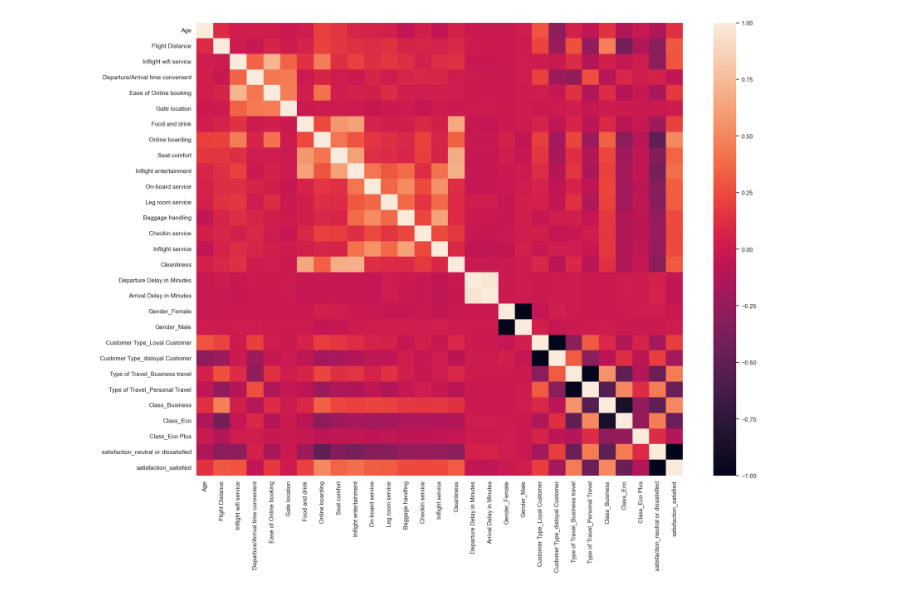
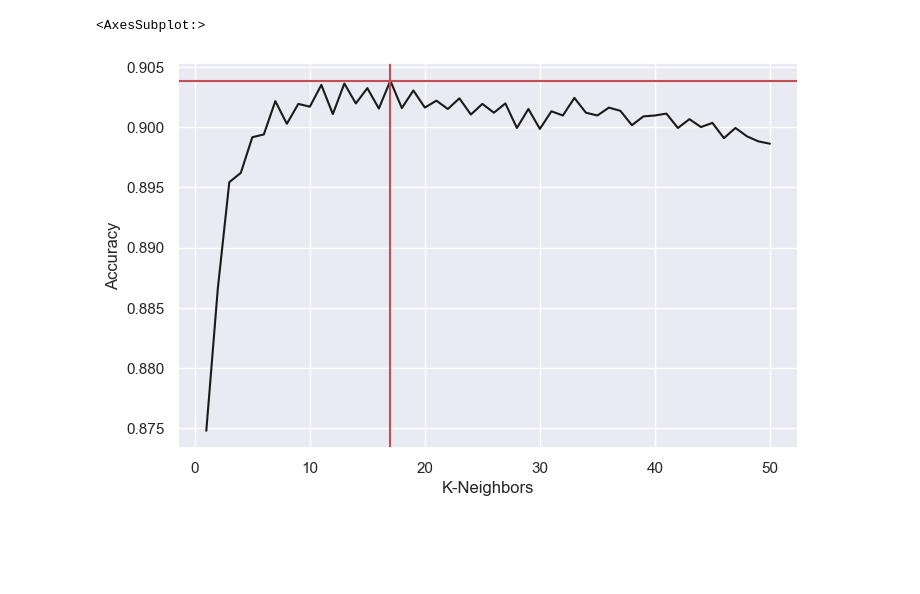
Before and after one commit to chhtwhc/DataMining-Final-Project, a Jupyter notebook: Final Project.ipynb, the cells around one changed output. Drawn from its saved outputs; the diff is of its cells as text; code cells hidden in the pictures; blank space fills up the shorter version.

```diff
--- a/Final Project.ipynb
+++ b/Final Project.ipynb
@@ -28,9 +10,64 @@ trainMerge = train.join(train_dummies)[['Age', 'Flight Distance', 'Inflight wifi
 import seaborn as sn
 import matplotlib.pyplot as plt
 
-corrMatrix = trainMerge.corr()
-sn.set(rc = {'figure.figsize':(20,15)})
-sn.heatmap(corrMatrix, annot = False)
-plt.show()
+# Make dummy features
+trainDummy = pd.get_dummies(train[["Gender", "Customer Type", "Type of Travel", "Class"]])
+trainDummy = train.merge(trainDummy, left_index=True, right_index=True)
+
+testDummy = pd.get_dummies(test[["Gender", "Customer Type", "Type of Travel", "Class"]])
+testDummy = test.merge(testDummy, left_index=True, right_index=True)
+
+# corrHeat of all variables
+corrMatrix = trainDummy.corr()
+sn.set(rc = {"figure.figsize":(20, 20)})
+sn.heatmap(corrMatrix, annot=True)
+# plt.show()
 # %% [output]
-[figure, removed]
+<AxesSubplot:>
+# %%
+# Select important variables
+trainFil = train.loc[:, ["Flight Distance", "Cleanliness"]]
+trainFil = trainFil.merge(train.loc[:, "Online boarding":"Baggage handling"], left_index=True, right_index=True)
+trainFil = trainFil.merge(trainDummy.loc[:, "Type of Travel_Business travel":"Class_Eco"], left_index=True, right_index=True)
+
+testFil = test.loc[:, ["Flight Distance", "Cleanliness"]]
+testFil = testFil.merge(test.loc[:, "Online boarding":"Baggage handling"], left_index=True, right_index=True)
+testFil = testFil.merge(testDummy.loc[:, "Type of Travel_Business travel":"Class_Eco"], left_index=True, right_index=True)
+# %%
+from sklearn import preprocessing as pre
+
+# Binarize flight distance on threshold = 2400
+dist = trainFil.loc[:, "Flight Distance"]
+binarizer = pre.Binarizer(threshold=2400)
+distBi = binarizer.transform([dist]).T
+trainFil.loc[:, "Flight Distance"] = distBi
+
+dist = testFil.loc[:, "Flight Distance"]
+binarizer = pre.Binarizer(threshold=2400)
+distBi = binarizer.transform([dist]).T
+testFil.loc[:, "Flight Distance"] = distBi
+# %%
+from sklearn.neighbors import KNeighborsClassifier
+from sklearn.metrics import confusion_matrix
+from sklearn.metrics import classification_report
+import matplotlib.pyplot as plt
+
+kNeighbor = []
+accTrend = []
+for n in range(1, 51):
+    knn = KNeighborsClassifier(n_neighbors=n).fit(trainFil, trainTarget)
+    pred = knn.predict(testFil)
+    eva = classification_report(y_true=testTarget, y_pred=pred, output_dict=True)
+    kNeighbor.append(n)
+    accTrend.append(eva["accuracy"])
+# %%
+plt.rcParams["figure.figsize"] = (8, 5)
+plt.plot(kNeighbor, accTrend, color="k")
+plt.axvline(x = accTrend.index(max(accTrend)) + 1, color = "r")
+plt.axhline(y = max(accTrend), color = "r")
+plt.xlabel("K-Neighbors")
+plt.ylabel("Accuracy")
+
+plt.show()
+# %% [output]
+[figure, added]
```
Also changed, not shown: parts of 3 cells of this notebook, 2 other files.
